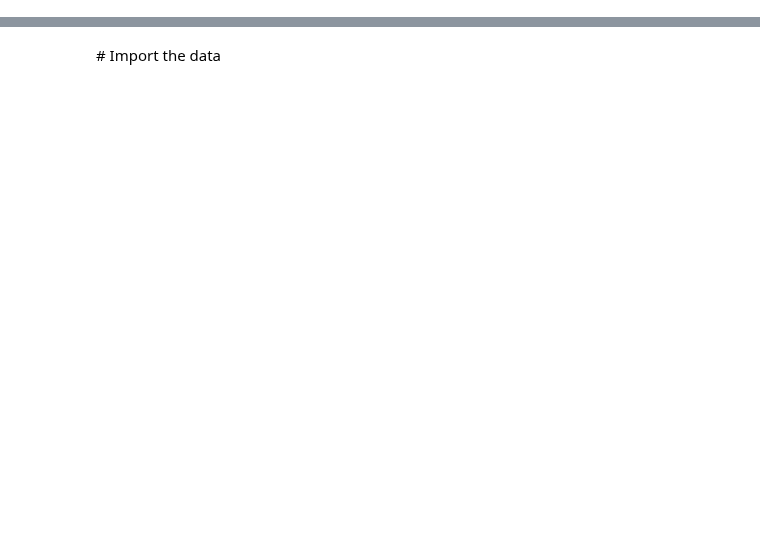
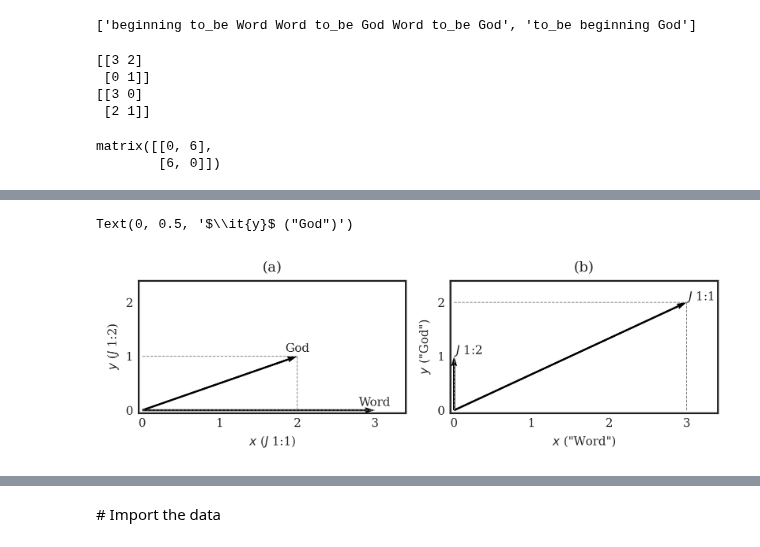
Before and after one commit to kasev/ECCE, a Jupyter notebook: scripts/1_DATA_OVERVIEW.ipynb, the cells around one changed output, grey strips where cells are left out. Cells and saved outputs as stored; diff of their text form; code cells hidden in the pictures; blank space fills up the shorter version.

```diff
--- a/scripts/1_DATA_OVERVIEW.ipynb
+++ b/scripts/1_DATA_OVERVIEW.ipynb
@@ -71,0 +64,78 @@ ECCE_AGT_overview = gc.open_by_url("https://docs.google.com/spreadsheets/d/1KPpP
+# %%
+J11_tok = ["beginning", "to_be", "Word", "Word", "to_be", "God", "Word", "to_be", "God"]
+J12_tok = ["to_be", "beginning", "God"]
+corpus = [" ".join(doc) for doc in [J11_tok, J12_tok]]
+corpus
+# %% [output]
+['beginning to_be Word Word to_be God Word to_be God', 'to_be beginning God']
+# %%
+vocab = ["Word", "God"]
+# %%
+model = CountVectorizer(vocabulary=vocab, lowercase=False)
+X = model.fit_transform(corpus)
+Xc = (X.T * X) # this is co-occurrence matrix in sparse csr format
+Xc.setdiag(0)
+V = np.array(X.todense().T)
+X = np.array(X.todense())
+print(X)
+print(V)
+# %% [output]
+[[3 2]
+ [0 1]]
+[[3 0]
+ [2 1]]
+# %%
+Xc.todense()
+# %% [output]
+matrix([[0, 6],
+        [6, 0]])
+# %%
+%%time
+plt.style.use("seaborn-white")
+plt.rcParams['figure.dpi'] = 300
+plt.rcParams["font.family"] = "serif"
+plt.rcParams['font.size'] = 8
+
+
+fig, [ax1, ax2] = plt.subplots(1,2, figsize=(6, 2), tight_layout=True)
+
+ax1.set_title("(a)")
+
+origin = np.array([[0, 0],[0, 0]]) # origin point
+ax1.quiver(*origin, V[:,0], V[:,1], color="black", scale=1, scale_units="xy", angles="xy") #, ax=ax1)#, scale=21)
+
+
+yshift = 0.08
+for word, xy in zip(vocab, V):
+    ax1.text(xy[0], xy[1] + yshift, word.replace("_", " "), horizontalalignment="center")
+    ax1.hlines(xy[1], 0, xy[0], linestyles="dashed", linewidth=0.5, color="gray")
+    ax1.vlines(xy[0], 0, xy[1], linestyles="dashed", linewidth=0.5, color="gray")
+
+ax1.set_xticks([0, 1, 2, 3, 4])
+ax1.set_yticks([0, 1, 2])
+
+ax1.set_xlabel("$\it{x}$ ($\it{J}$ 1:1)")
+ax1.set_ylabel("$\it{y}$ ($\it{J}$ 1:2)")
+
+
+ax1.set_xlim([-0.05, 3.4])
+ax1.set_ylim([-0.05, 2.4])
+
+
+ax2.set_title("(b)")
+
+ax2.quiver(*origin, X[:,0], X[:,1], color="black", scale=1, scale_units="xy", angles="xy") #, scale=21)
+ax2.set_xlim([-0.05, 3.4])
+ax2.set_ylim([-0.05, 2.4])
+
+yshift = 0.04
+for doc, xy in zip(["$\it{J}$ 1:1", "$\it{J}$ 1:2"], X):
+    ax2.text(xy[0], xy[1] + yshift, doc, horizontalalignment="left")
+    ax2.hlines(xy[1], 0, xy[0], linestyles="dashed", linewidth=0.5, color="gray")
+    ax2.vlines(xy[0], 0, xy[1], linestyles="dashed", linewidth=0.5, color="gray")
+    ax2.set_xticks([0, 1, 2, 3])
+ax2.set_yticks([0, 1, 2])
+
+ax2.set_xlabel("$\it{x}$ (\"Word\")")
+ax2.set_ylabel("$\it{y}$ (\"God\")")
+# %% [output]
@@ -71,0 +144,2 @@ ECCE_AGT_overview = gc.open_by_url("https://docs.google.com/spreadsheets/d/1KPpP
+Text(0, 0.5, '$\\it{y}$ ("God")')
+[figure, added]
```
Also changed, not shown: parts of 12 cells of this notebook, 4 other files.
